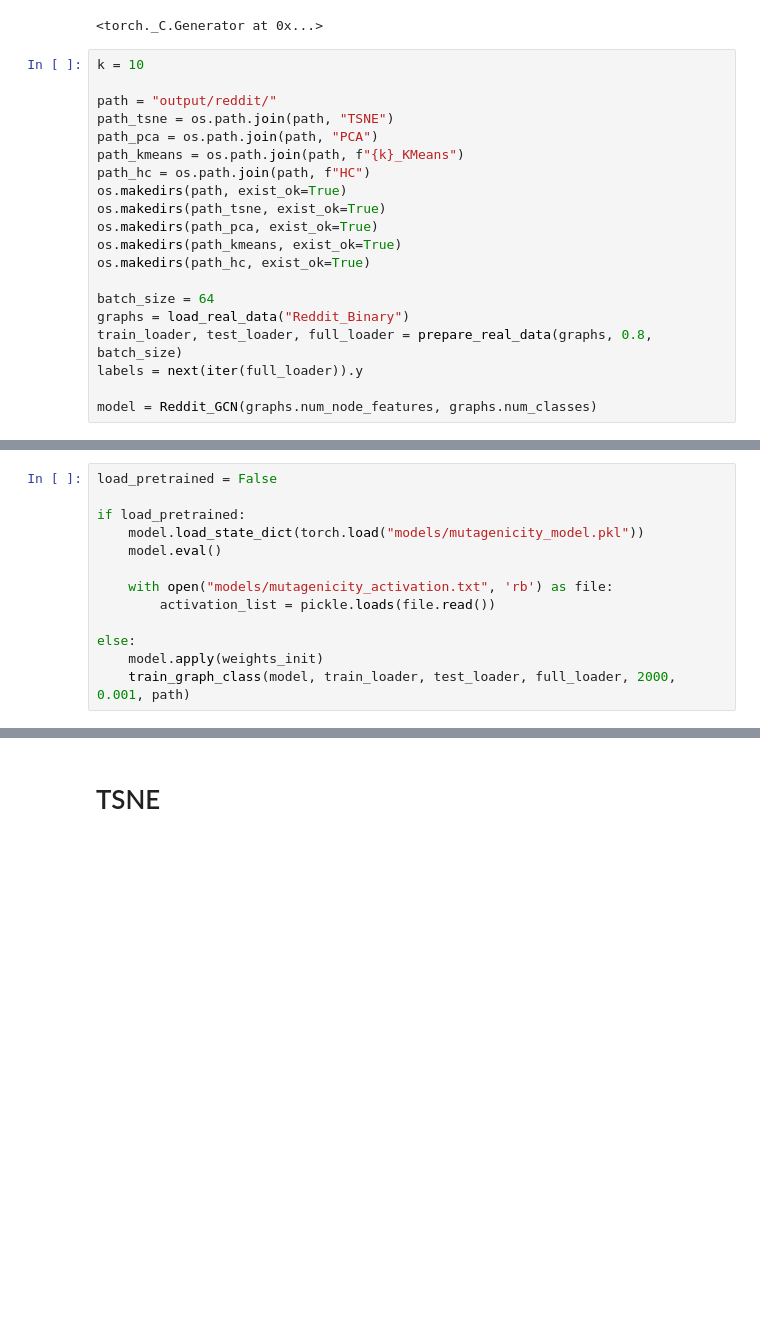
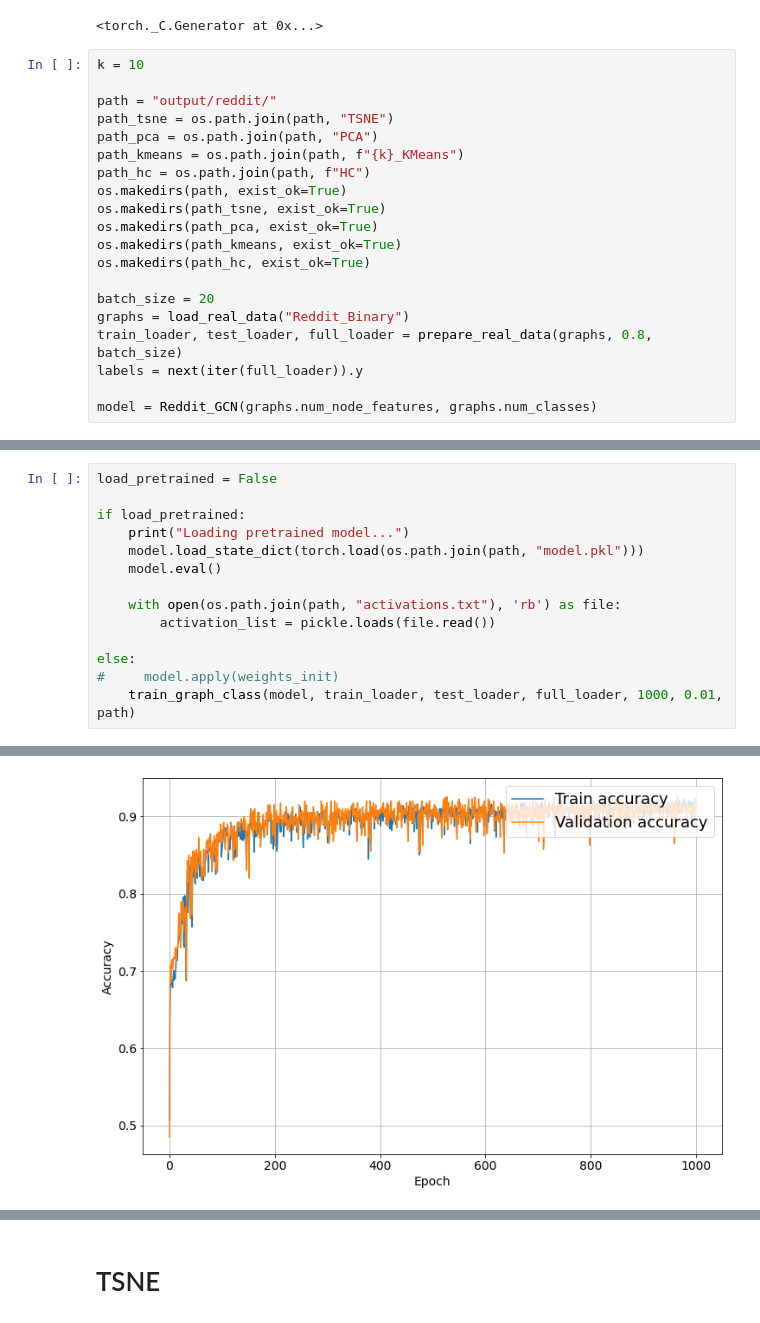
Before and after one commit to CharlotteMagister/GCExplainer, a Jupyter notebook: src/k_clustering/Reddit_Shapes.ipynb, the cells around one changed output, grey strips where cells are left out. Drawn from its saved outputs; the diff is of its cells as text; blank space fills up the shorter version.

Commit message:
progress - mutag still not working

```diff
--- a/src/k_clustering/Reddit_Shapes.ipynb
+++ b/src/k_clustering/Reddit_Shapes.ipynb
@@ -53,7 +53,7 @@ os.makedirs(path_pca, exist_ok=True)
 os.makedirs(path_kmeans, exist_ok=True)
 os.makedirs(path_hc, exist_ok=True)
 
-batch_size = 64
+batch_size = 20
 graphs = load_real_data("Reddit_Binary")
 train_loader, test_loader, full_loader = prepare_real_data(graphs, 0.8, batch_size)
 labels = next(iter(full_loader)).y
@@ -68,13 +80,14 @@ Class split - Training 0: 792 1:808, Test 0: 208 1: 192
 load_pretrained = False
 
 if load_pretrained:
-    model.load_state_dict(torch.load("models/mutagenicity_model.pkl"))
+    print("Loading pretrained model...")
+    model.load_state_dict(torch.load(os.path.join(path, "model.pkl")))
     model.eval()
 
-    with open("models/mutagenicity_activation.txt", 'rb') as file:
+    with open(os.path.join(path, "activations.txt"), 'rb') as file:
         activation_list = pickle.loads(file.read())
 
 else:
-    model.apply(weights_init)
-    train_graph_class(model, train_loader, test_loader, full_loader, 2000, 0.001, path)
+#     model.apply(weights_init)
+    train_graph_class(model, train_loader, test_loader, full_loader, 1000, 0.01, path)
 # %% [output]
@@ -81,0 +111 @@ Epoch: 545, Train Loss: 0.41667, Test Loss: 0.36928, Train Acc: 0.80812, Test Ac
+[figure, added]
```
Also changed, not shown: parts of 3 cells of this notebook, 4 other files.
